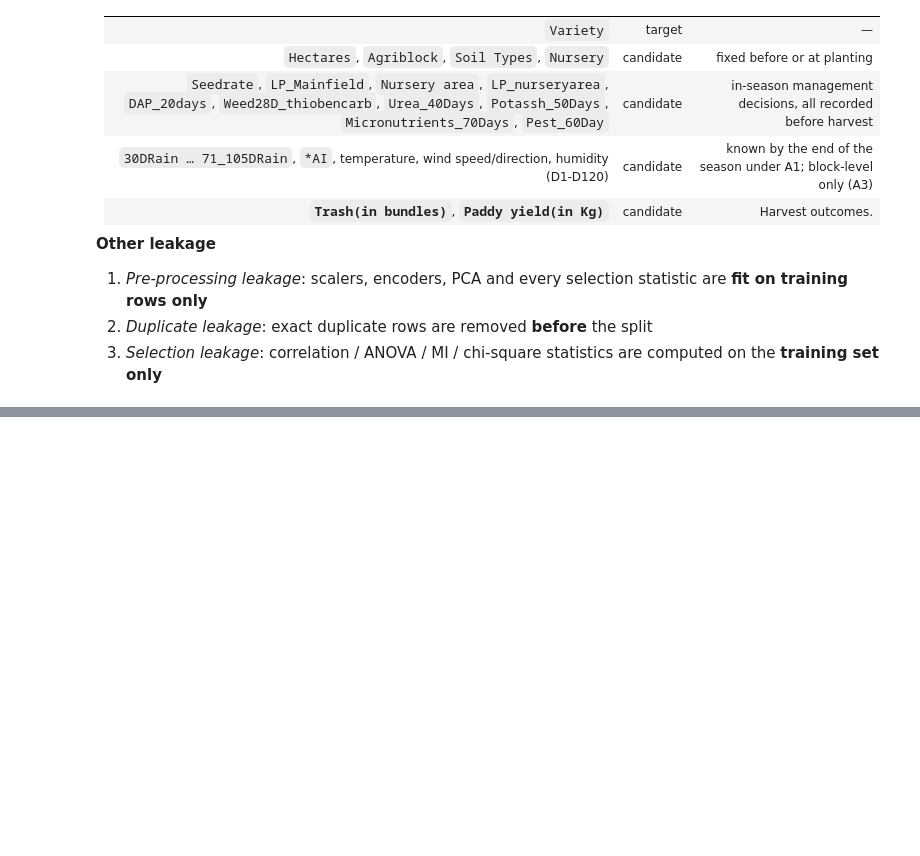
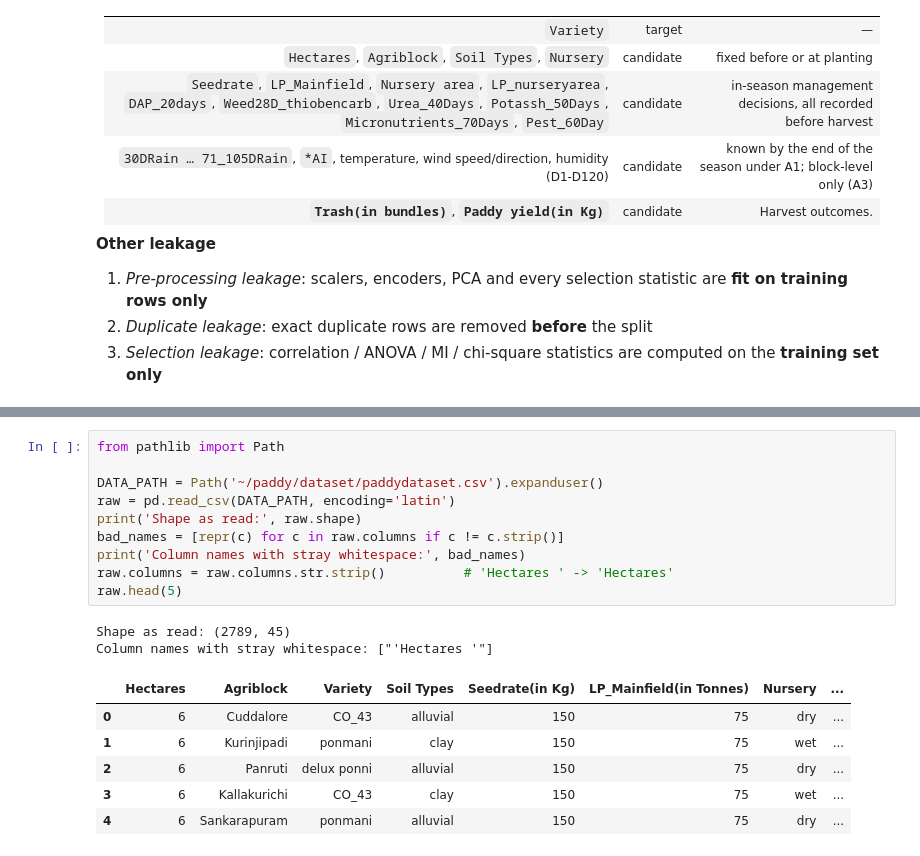
Before and after one commit to phattanaratjeedjeen-sudo/paddy, a Jupyter notebook: src/HW02_6810.ipynb, the cells around one changed output, grey strips where cells are left out. Drawn from its saved outputs; the diff is of its cells as text; blank space fills up the shorter version.

```diff
--- a/src/HW02_6810.ipynb
+++ b/src/HW02_6810.ipynb
@@ -142,0 +148,19 @@ The **Paddy dataset** (UCI ML Repository, DOI 10.24432/C55W3J, CC BY 4.0) holds
+# %%
+from pathlib import Path
+
+DATA_PATH = Path('~/paddy/dataset/paddydataset.csv').expanduser()
+raw = pd.read_csv(DATA_PATH, encoding='latin')
+print('Shape as read:', raw.shape)
+bad_names = [repr(c) for c in raw.columns if c != c.strip()]
+print('Column names with stray whitespace:', bad_names)
+raw.columns = raw.columns.str.strip()          # 'Hectares ' -> 'Hectares'
+raw.head(5)
+# %% [output]
+Shape as read: (2789, 45)
+Column names with stray whitespace: ["'Hectares '"]
+|  | Hectares | Agriblock | Variety | Soil Types | Seedrate(in Kg) | LP_Mainfield(in Tonnes) | Nursery | ... |
+| 0 | 6 | Cuddalore | CO_43 | alluvial | 150 | 75 | dry | ... |
+| 1 | 6 | Kurinjipadi | ponmani | clay | 150 | 75 | wet | ... |
+| 2 | 6 | Panruti | delux ponni | alluvial | 150 | 75 | dry | ... |
+| 3 | 6 | Kallakurichi | CO_43 | clay | 150 | 75 | wet | ... |
+| 4 | 6 | Sankarapuram | ponmani | alluvial | 150 | 75 | dry | ... |
```
Also changed, not shown: parts of 10 cells of this notebook.
